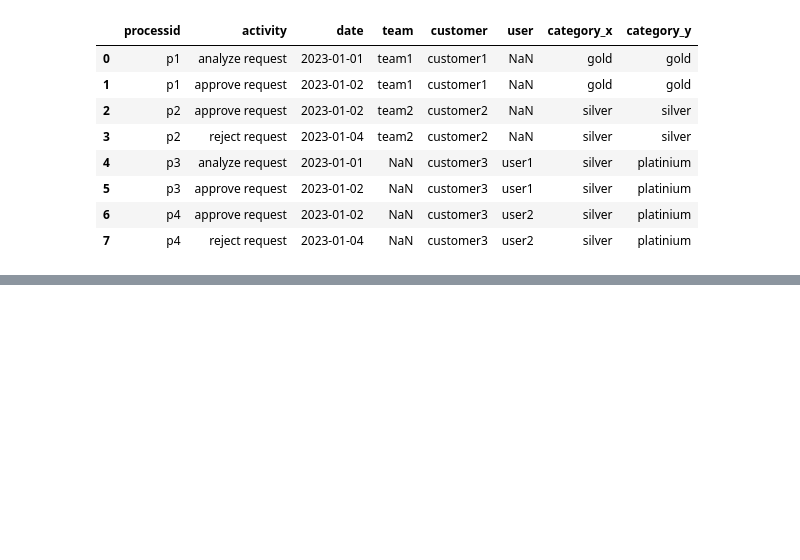
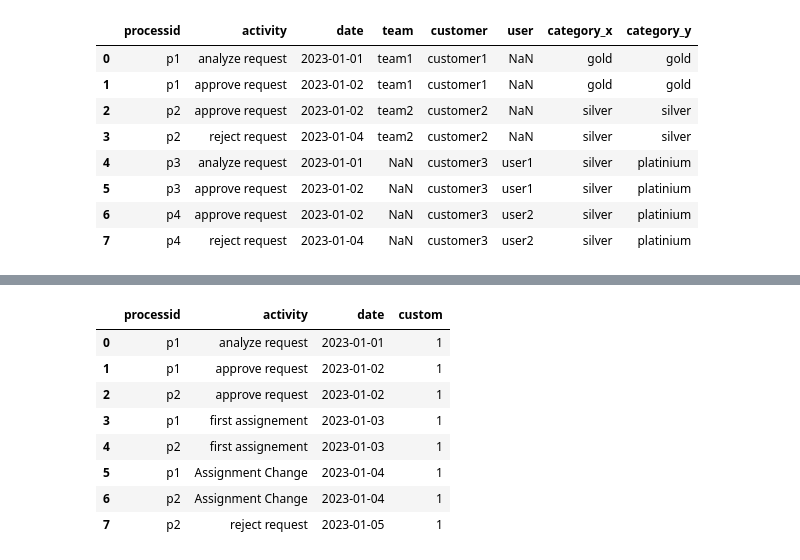
Before and after one commit to IBM/processmining, a Jupyter notebook: Process Apps/Pandas Tuto/pandas_basics_process_apps.ipynb, the cells around one changed output, grey strips where cells are left out. Drawn from its saved outputs; the diff is of its cells as text; code cells hidden in the pictures; blank space fills up the shorter version.

Commit message:
fixes in custom widgets and metrics

```diff
--- a/Process Apps/Pandas Tuto/pandas_basics_process_apps.ipynb
+++ b/Process Apps/Pandas Tuto/pandas_basics_process_apps.ipynb
@@ -270,0 +280,33 @@ events
+# %%
+import pandas as pd
+
+events = [
+    {'processid':'p1', 'activity':'Assignment Change', 'date':'2023-01-03', 'custom':1},
+    {'processid':'p1', 'activity':'Assignment Change', 'date':'2023-01-04', 'custom':1},
+    {'processid':'p1', 'activity':'analyze request', 'date':'2023-01-01', 'custom':1},
+    {'processid':'p1', 'activity':'approve request', 'date':'2023-01-02', 'custom':1},
+    {'processid':'p2', 'activity':'approve request', 'date':'2023-01-02', 'custom':1},
+    {'processid':'p2', 'activity':'Assignment Change', 'date':'2023-01-03', 'custom':1},
+    {'processid':'p2', 'activity':'Assignment Change', 'date':'2023-01-04', 'custom':1},
+    {'processid':'p2', 'activity':'reject request', 'date':'2023-01-05', 'custom':1}
+    ]
+df = pd.DataFrame(events)
+df.sort_values(['date'], inplace=True)
+df2 = df[df['activity'] == 'Assignment Change']
+df2 = df2.drop_duplicates(subset=['processid','activity'], keep='first')
+df2 = df2[['processid','date','activity']]
+df2.rename(columns={'activity':'act2'}, inplace=True)
+df = df.merge(df2, how='left', right_on=['processid','date'], left_on=['processid','date'])
+df.loc[df['act2'].notna(),'activity'] = 'first assignement'
+df.drop(columns=['act2'], inplace=True)
+df
+# %% [output]
+|  | processid | activity | date | custom |
+| 0 | p1 | analyze request | 2023-01-01 | 1 |
+| 1 | p1 | approve request | 2023-01-02 | 1 |
+| 2 | p2 | approve request | 2023-01-02 | 1 |
+| 3 | p1 | first assignement | 2023-01-03 | 1 |
+| 4 | p2 | first assignement | 2023-01-03 | 1 |
+| 5 | p1 | Assignment Change | 2023-01-04 | 1 |
+| 6 | p2 | Assignment Change | 2023-01-04 | 1 |
+| 7 | p2 | reject request | 2023-01-05 | 1 |
```
Also changed, not shown: parts of 1 cell of this notebook, 10 other files.
